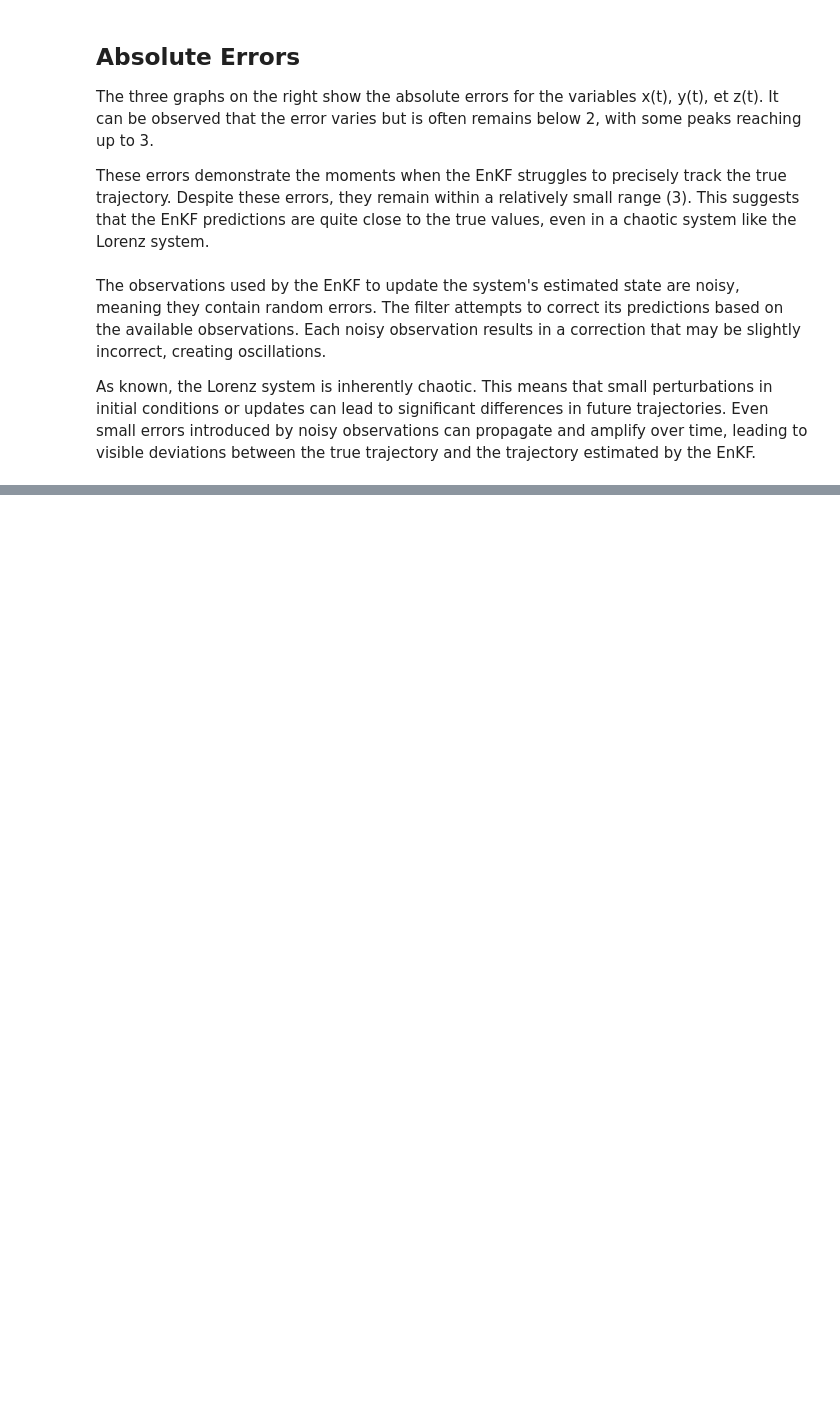
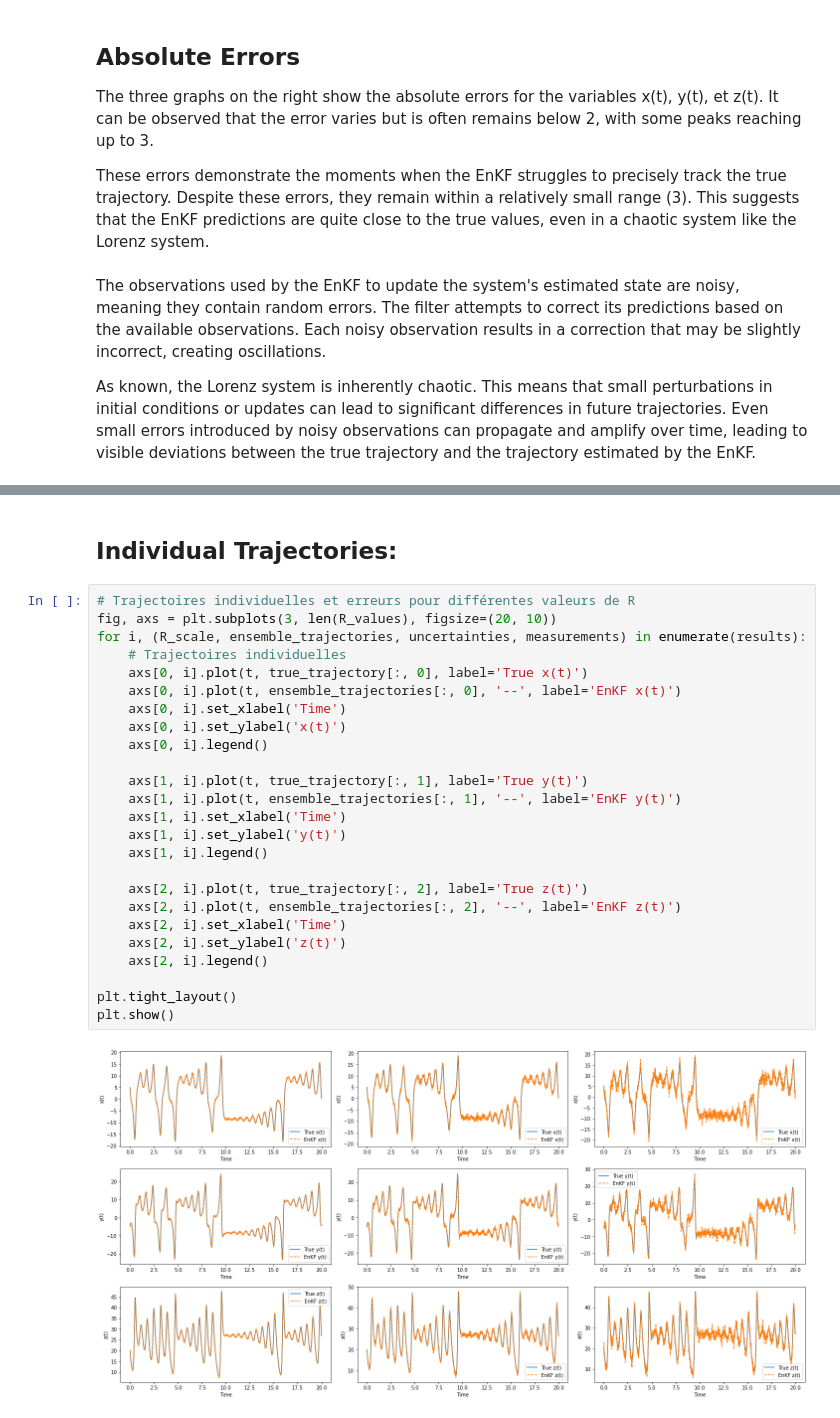
Before and after one commit to master-csmi/2024-m1-parareal, a Jupyter notebook: Enkf/lorenz_EnKF.ipynb, the cells around one changed output, grey strips where cells are left out. Drawn from its saved outputs; the diff is of its cells as text; blank space fills up the shorter version.

```diff
--- a/Enkf/lorenz_EnKF.ipynb
+++ b/Enkf/lorenz_EnKF.ipynb
@@ -319,0 +425,29 @@ As known, the Lorenz system is inherently chaotic. This means that small perturb
+# %% [markdown]
+## Individual Trajectories:
+# %%
+# Trajectoires individuelles et erreurs pour différentes valeurs de R
+fig, axs = plt.subplots(3, len(R_values), figsize=(20, 10))
+for i, (R_scale, ensemble_trajectories, uncertainties, measurements) in enumerate(results):
+    # Trajectoires individuelles
+    axs[0, i].plot(t, true_trajectory[:, 0], label='True x(t)')
+    axs[0, i].plot(t, ensemble_trajectories[:, 0], '--', label='EnKF x(t)')
+    axs[0, i].set_xlabel('Time')
+    axs[0, i].set_ylabel('x(t)')
+    axs[0, i].legend()
+
+    axs[1, i].plot(t, true_trajectory[:, 1], label='True y(t)')
+    axs[1, i].plot(t, ensemble_trajectories[:, 1], '--', label='EnKF y(t)')
+    axs[1, i].set_xlabel('Time')
+    axs[1, i].set_ylabel('y(t)')
+    axs[1, i].legend()
+
+    axs[2, i].plot(t, true_trajectory[:, 2], label='True z(t)')
+    axs[2, i].plot(t, ensemble_trajectories[:, 2], '--', label='EnKF z(t)')
+    axs[2, i].set_xlabel('Time')
+    axs[2, i].set_ylabel('z(t)')
+    axs[2, i].legend()
+
+plt.tight_layout()
+plt.show()
+# %% [output]
+[figure, added]
```
Also changed, not shown: parts of 29 cells of this notebook.
